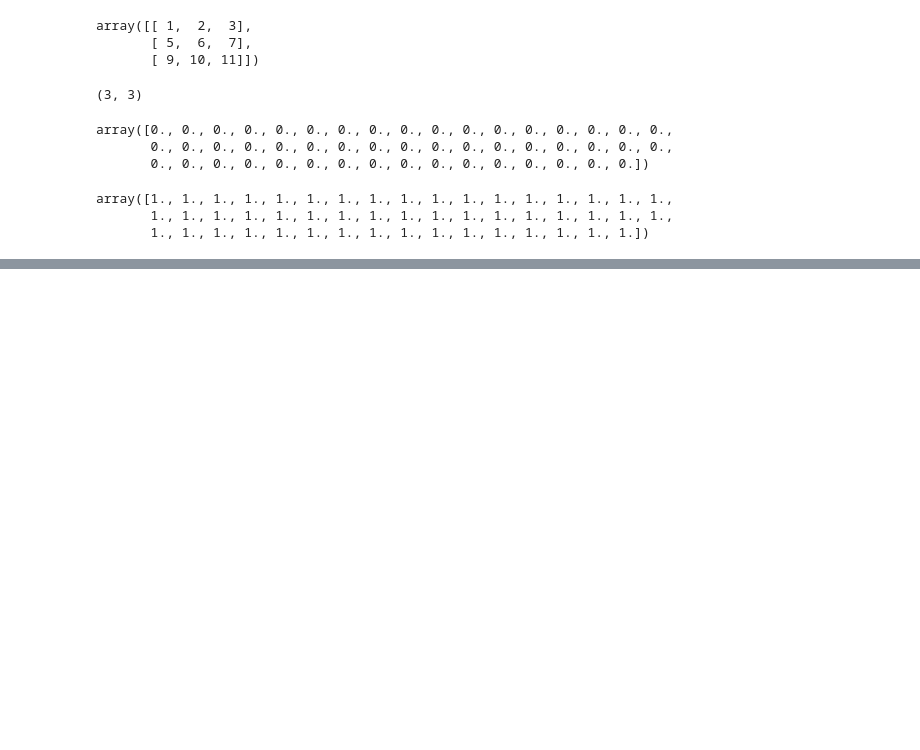
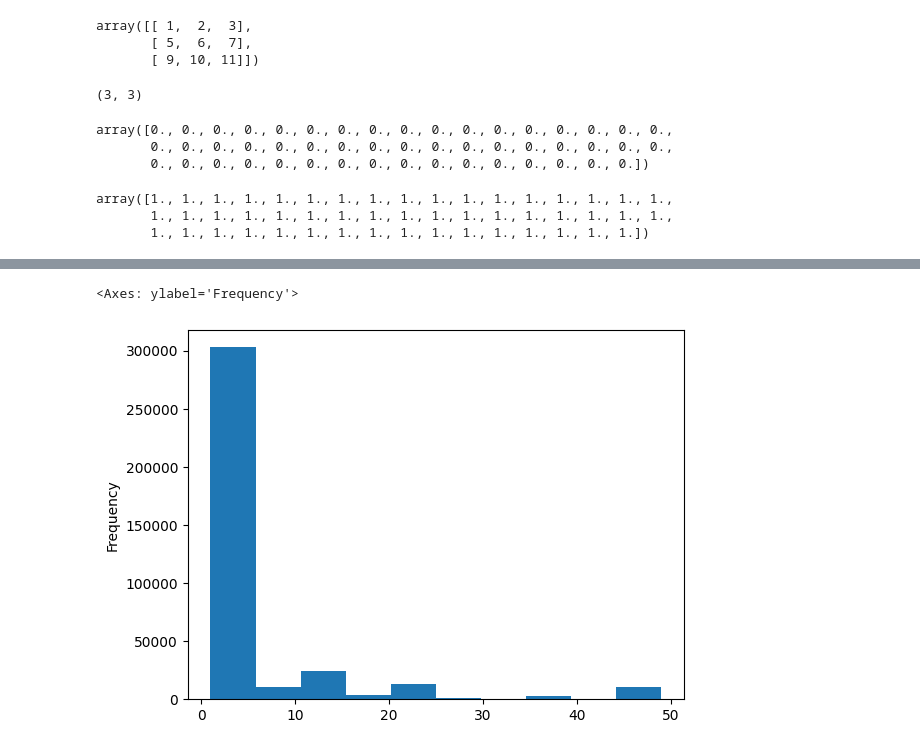
Before and after one commit to AnaCristina1972/aranoua, a Jupyter notebook: Introdução ML/aula_01.ipynb, the cells around one changed output, grey strips where cells are left out. Saved outputs shown, nothing was run; the diff lists cells and outputs as text; code cells hidden in the pictures; blank space fills up the shorter version.

```diff
--- a/Introdução ML/aula_01.ipynb
+++ b/Introdução ML/aula_01.ipynb
@@ -78,0 +120,3 @@ array([1., 1., 1., 1., 1., 1., 1., 1., 1., 1., 1., 1., 1., 1., 1., 1., 1.,
+# %%
+df_ord=pd.read_csv(path+'orders.csv',encoding="ISO-8859-1")
+df_ord.shape
@@ -78,0 +202,5 @@ array([1., 1., 1., 1., 1., 1., 1., 1., 1., 1., 1., 1., 1., 1., 1., 1., 1.,
+# %%
+df_ord.channel_id.plot.hist()
+# %% [output]
+<Axes: ylabel='Frequency'>
+[figure, added]
```
Also changed, not shown: parts of 42 cells of this notebook.
